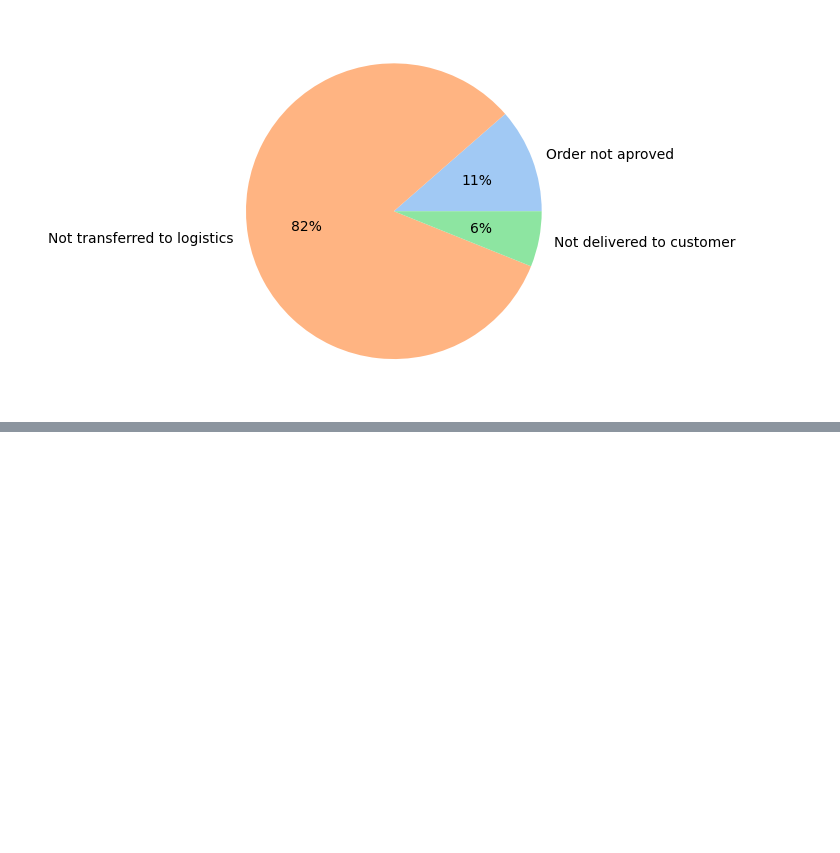
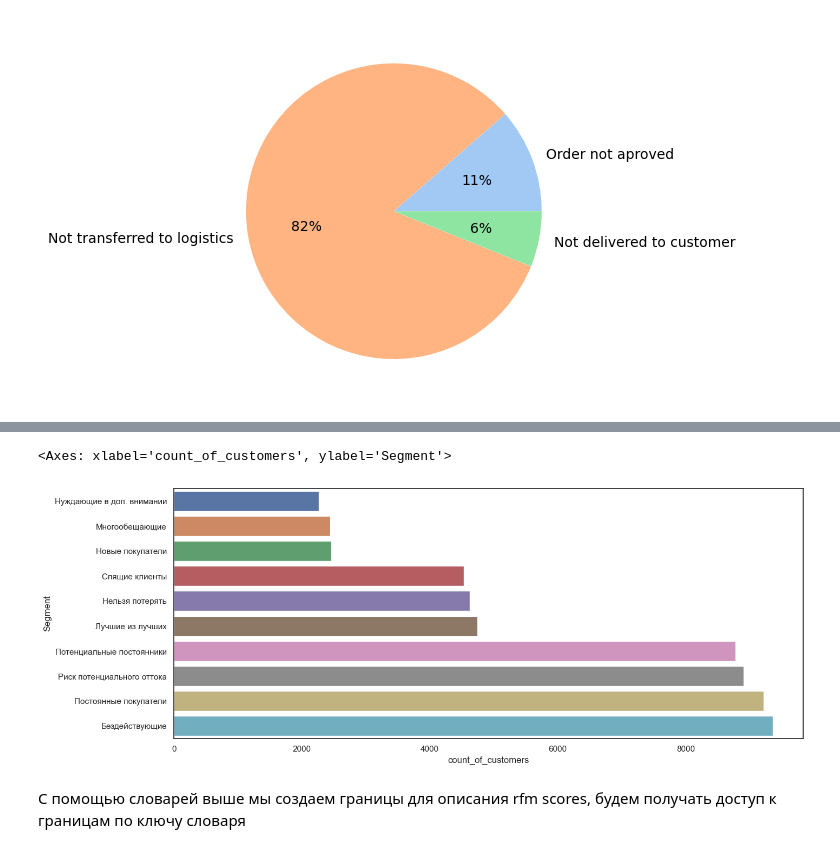
Before and after one commit to Alexandr-Semyagin/e-commerce_project, a Jupyter notebook: E-commerce project.ipynb, the cells around one changed output, grey strips where cells are left out. Cells and saved outputs as stored; diff of their text form; code cells hidden in the pictures; blank space fills up the shorter version.

```diff
--- a/E-commerce project.ipynb
+++ b/E-commerce project.ipynb
@@ -323,0 +676,5 @@ plt.show
+# %%
+#  Теперь я готов получить оценки R, F и M каждого клиента.
+rfm['R'] = rfm['Recency'].apply(lambda x: r_score(x))
+rfm['F'] = rfm['Frequency'].apply(lambda x: fm_score(x, 'Frequency'))
+rfm['M'] = rfm['Monetary'].apply(lambda x: fm_score(x, 'Monetary'))
@@ -323,0 +690,4 @@ plt.show
+# %%
+# Объединяю оценки R, F и M в RFM Score.
+rfm['RFM_Score'] = rfm['R'].map(str) + rfm['F'].map(str) + rfm['M'].map(str)
+rfm.head()
@@ -323,0 +701,18 @@ plt.show
+# %%
+# Пропишем условия для сегментации
+segt_map = {
+    r'[1-2][1-5][1-2]': 'Бездействующие',
+    r'[1-2][1-5][3-4]': 'Риск потенциального оттока',
+    r'[1-2][1-5]5': 'Нельзя потерять',
+    r'3[1-5][1-2]': 'Спящие клиенты',
+    r'3[1-5]3': 'Нуждающие в доп. внимании',
+    r'[3-4][1-5][4-5]': 'Постоянные покупатели',
+    r'4[1-5]1': 'Многообещающие',
+    r'5[1-5]1': 'Новые покупатели',
+    r'[4-5][1-5][2-3]': 'Потенциальные постоянники',
+    r'5[1-5][4-5]': 'Лучшие из лучших'
+}
+
+rfm['Segment'] = rfm['R'].map(str) + rfm['F'].map(str) + rfm['M'].map(str)
+rfm['Segment'] = rfm['Segment'].replace(segt_map, regex=True)
+rfm.head()
@@ -323,0 +726,6 @@ plt.show
+# %%
+segment_count = rfm.groupby('Segment', as_index=False) \
+    .agg({'customer_unique_id': 'count'}) \
+    .sort_values('customer_unique_id') \
+    .rename(columns={'customer_unique_id': 'count_of_customers'})
+segment_count
@@ -323,0 +744,6 @@ plt.show
+# %%
+plt.figure(figsize=(15,6))
+sns.barplot(x='count_of_customers', y='Segment', data = segment_count)
+# %% [output]
+<Axes: xlabel='count_of_customers', ylabel='Segment'>
+[figure, added]
@@ -323,0 +759,2 @@ plt.show
+# %% [markdown]
+С помощью словарей выше мы создаем границы для описания rfm scores, будем получать доступ к границам по ключу словаря
```
Also changed, not shown: parts of 72 cells of this notebook.
